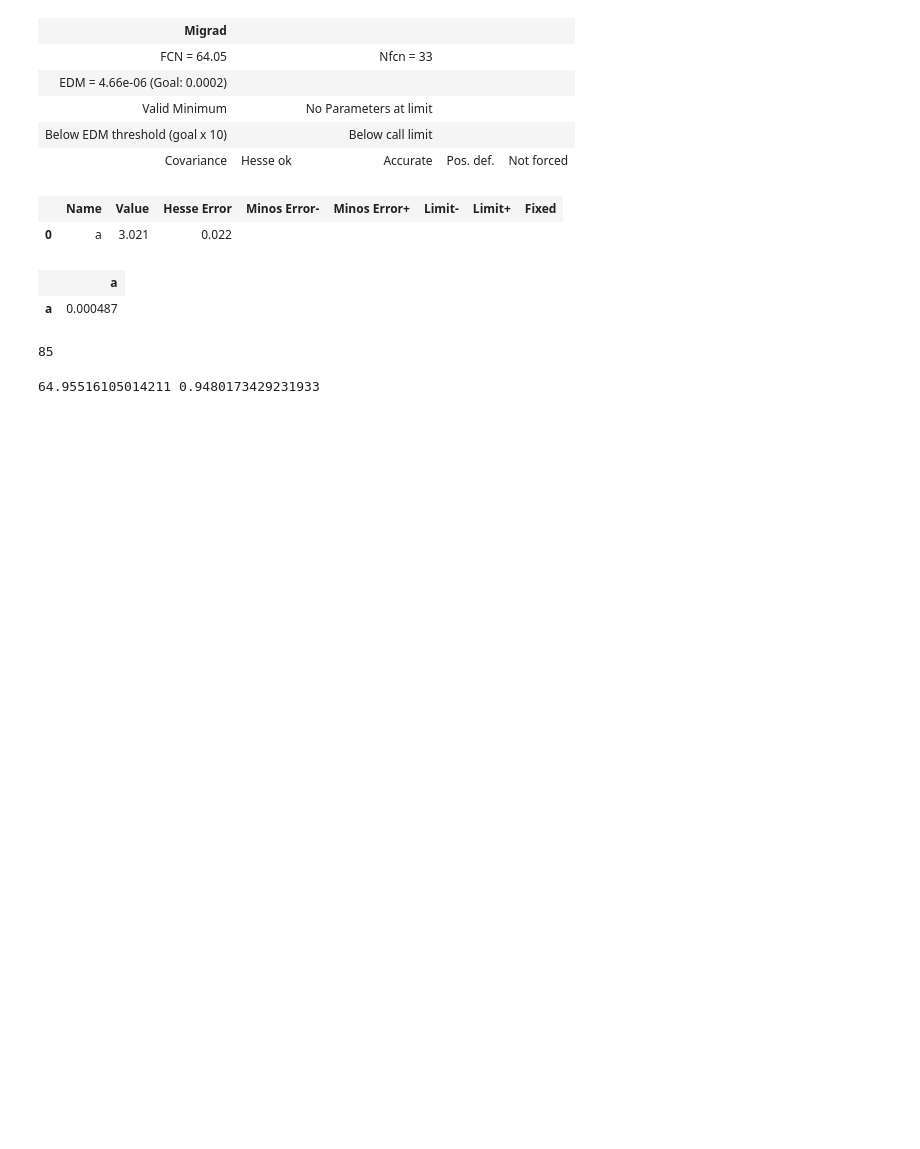
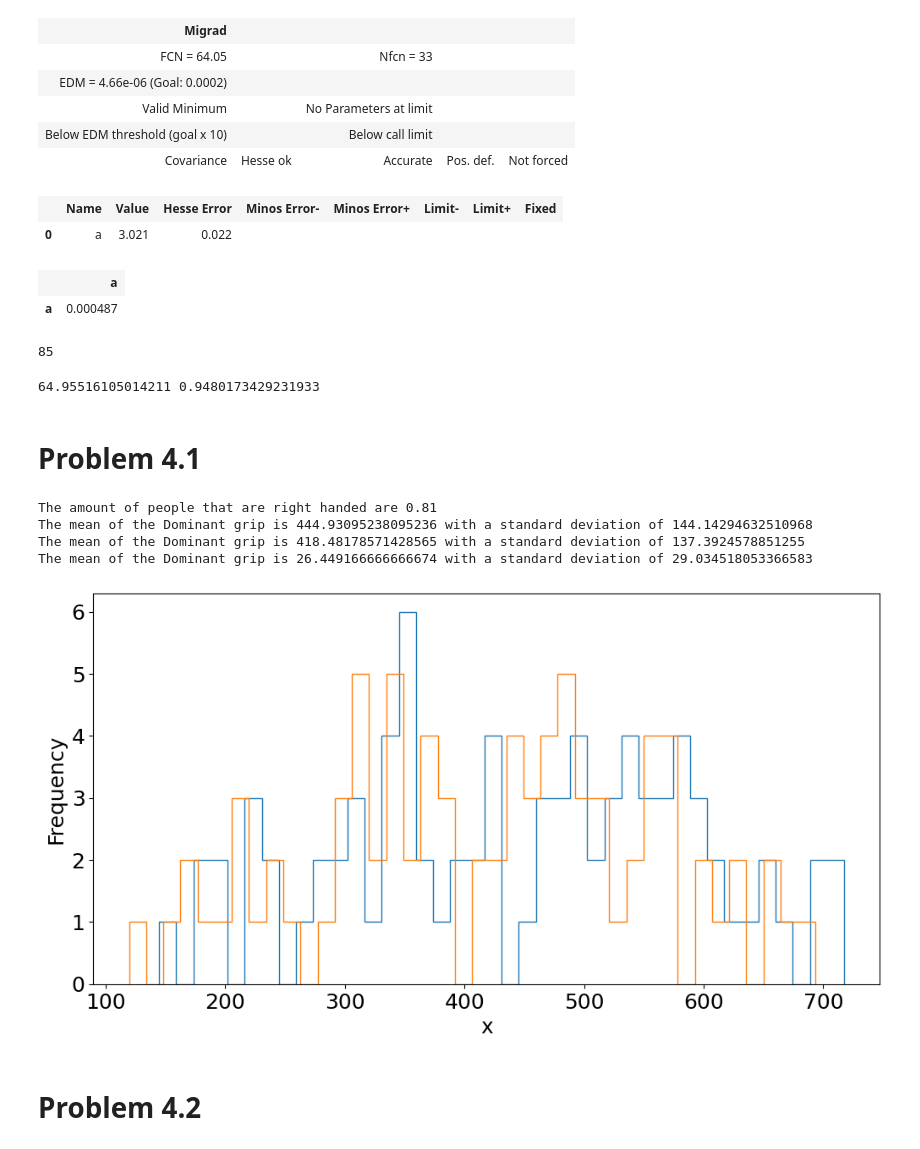
Before and after one commit to akjoelhede/Appstatgang_tornado, a Jupyter notebook: Anders_problemset/problem_set_anders.ipynb, the cells around one changed output. Drawn from its saved outputs; the diff is of its cells as text; code cells hidden in the pictures; blank space fills up the shorter version.

```diff
--- a/Anders_problemset/problem_set_anders.ipynb
+++ b/Anders_problemset/problem_set_anders.ipynb
@@ -148,3 +151,41 @@ print(len(y[y>0])-1)
 print(chi2_owncalc(x,3), stats.chi2.sf(chi2_owncalc(x,3), 85))
 # %% [output]
 64.95516105014211 0.9480173429231933
+# %% [markdown]
+# Problem 4.1
+# %%
+def read_grip(filename):
+	dat = pd.read_csv(filename, sep = ',', header = 0, names = ["Dominant hand", "Dominant grip", "Non Dominant grip"])
+	return dat
+
+grip_strength = read_grip("data_GripStrength.txt")
+Dom_hand = grip_strength["Dominant hand"]
+Dom_grip = grip_strength["Dominant grip"]
+Non_Dom_grip = grip_strength["Non Dominant grip"]
+# %%
+count = 0
+for i in Dom_hand:
+	if i == 1:
+		count +=1
+
+print(f'The amount of people that are right handed are {np.round(count/len(Dom_hand), 2)}')
+print(f'The mean of the Dominant grip is {np.mean(Dom_grip)} with a standard deviation of {np.std(Dom_grip)}')
+print(f'The mean of the Dominant grip is {np.mean(Non_Dom_grip)} with a standard deviation of {np.std(Non_Dom_grip)}')
+print(f'The mean of the Dominant grip is {np.mean(Dom_grip-Non_Dom_grip)} with a standard deviation of {np.std(Dom_grip-Non_Dom_grip)}')
+# %% [output]
+The amount of people that are right handed are 0.81
+The mean of the Dominant grip is 444.93095238095236 with a standard deviation of 144.14294632510968
+The mean of the Dominant grip is 418.48178571428565 with a standard deviation of 137.3924578851255
+The mean of the Dominant grip is 26.449166666666674 with a standard deviation of 29.034518053366583
+# %%
+fig, ax = plt.subplots(figsize=(12, 6))
+ax.hist(Dom_grip, bins=40, histtype='step', label='histogram' )
+ax.set(xlabel="x", ylabel="Frequency");
+ax.hist(Non_Dom_grip, bins=40, histtype='step', label='histogram' )
+
+
+plt.show()
+# %% [output]
+[figure, added]
+# %% [markdown]
+# Problem 4.2
```
Also changed, not shown: parts of 4 cells of this notebook, 4 other files.
